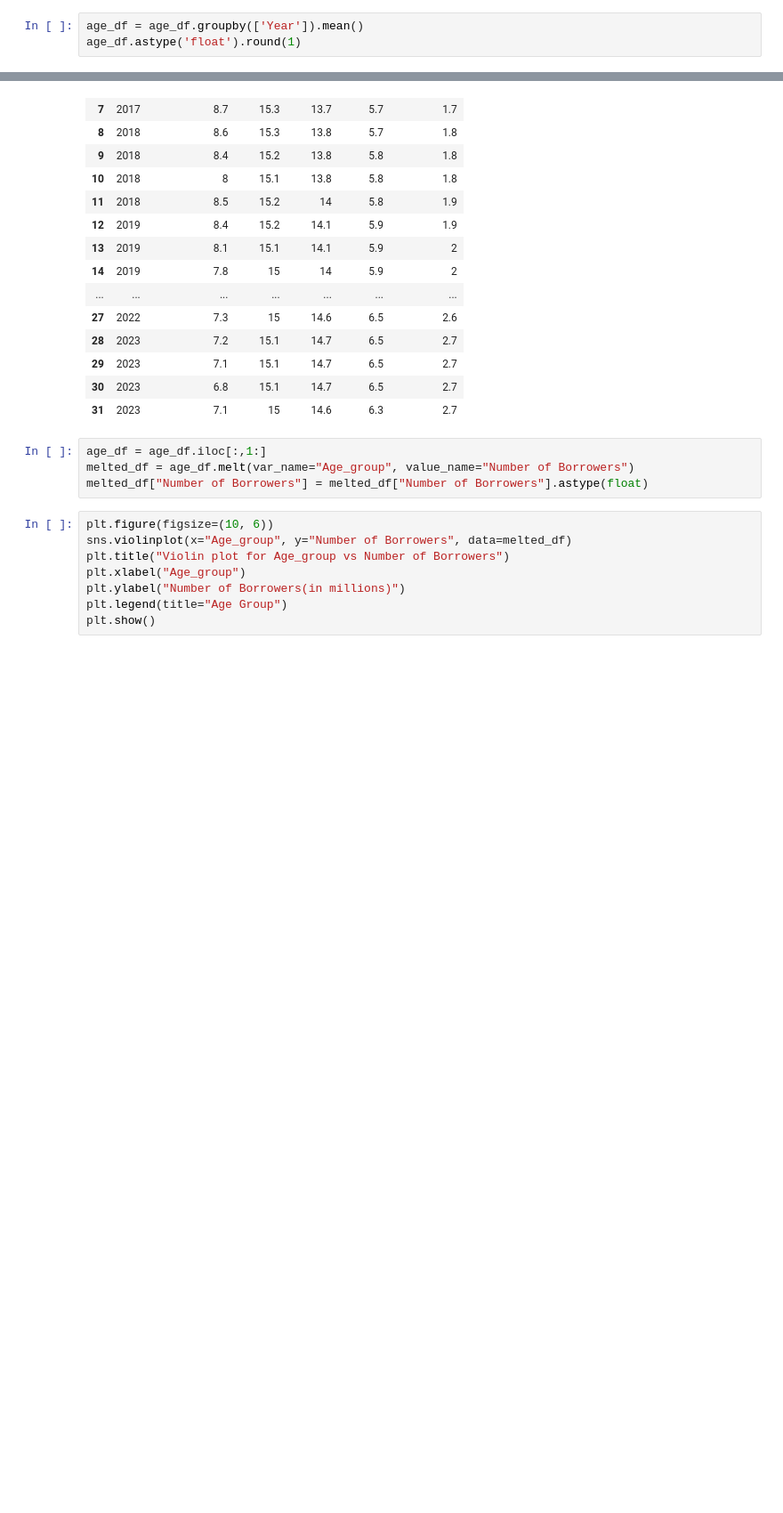
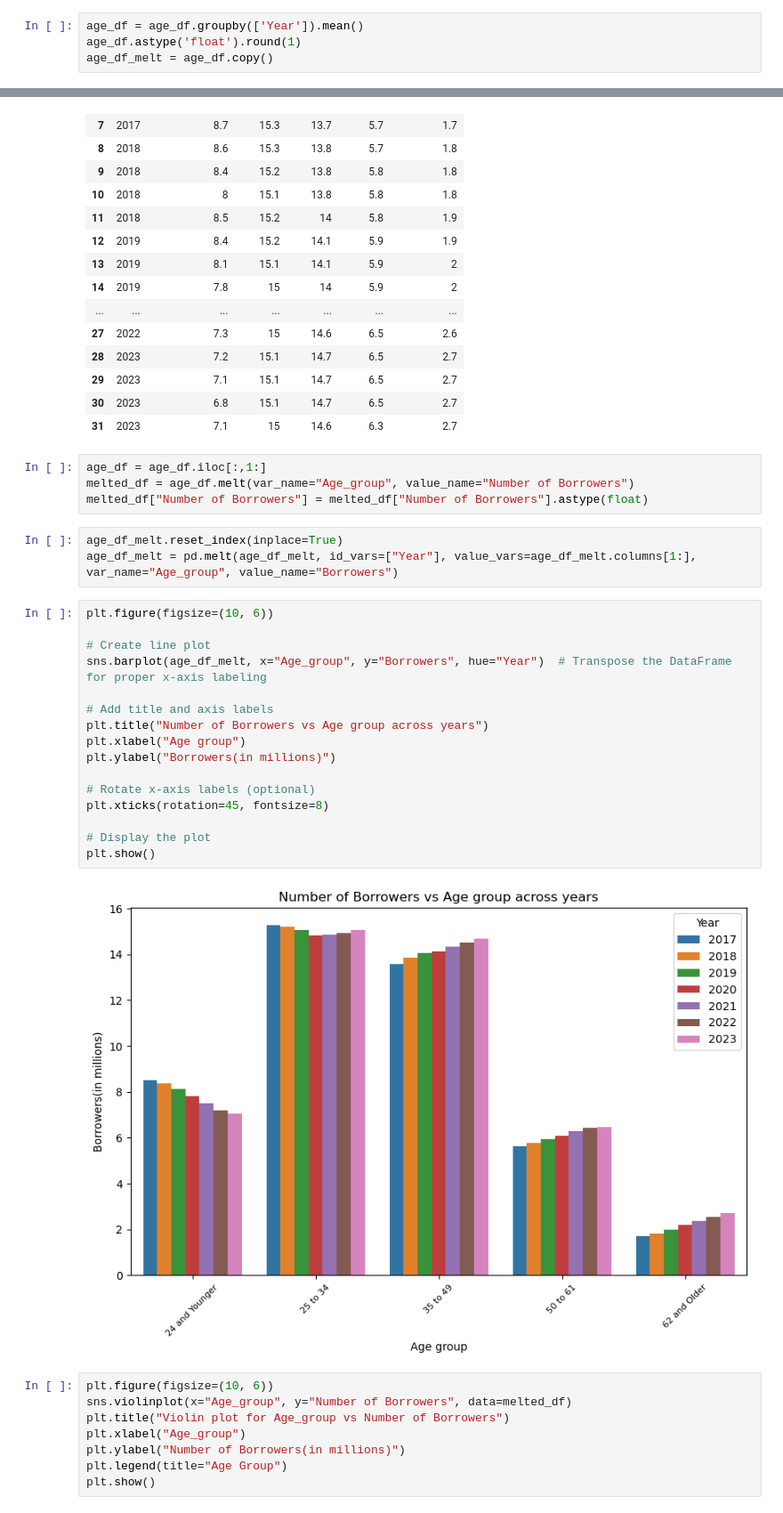
Before and after one commit to AadharSharma7/ECE143-Final-Project, a Jupyter notebook: Portfolio_by_Age_analysis.ipynb, the cells around one changed output, grey strips where cells are left out. Shown at 89% size. Saved outputs shown, nothing was run; the diff lists cells and outputs as text; blank space fills up the shorter version.

```diff
--- a/Portfolio_by_Age_analysis.ipynb
+++ b/Portfolio_by_Age_analysis.ipynb
@@ -74,3 +74,4 @@ age_df
 # %%
 age_df = age_df.groupby(['Year']).mean()
 age_df.astype('float').round(1)
+age_df_melt = age_df.copy()
@@ -241,6 +217,27 @@ age_df
 age_df = age_df.iloc[:,1:]
 melted_df = age_df.melt(var_name="Age_group", value_name="Number of Borrowers")
 melted_df["Number of Borrowers"] = melted_df["Number of Borrowers"].astype(float)
+# %%
+age_df_melt.reset_index(inplace=True)
+age_df_melt = pd.melt(age_df_melt, id_vars=["Year"], value_vars=age_df_melt.columns[1:], var_name="Age_group", value_name="Borrowers")
+# %%
+plt.figure(figsize=(10, 6))
+
+# Create line plot
+sns.barplot(age_df_melt, x="Age_group", y="Borrowers", hue="Year")  # Transpose the DataFrame for proper x-axis labeling
+
+# Add title and axis labels
+plt.title("Number of Borrowers vs Age group across years")
+plt.xlabel("Age group")
+plt.ylabel("Borrowers(in millions)")
+
+# Rotate x-axis labels (optional)
+plt.xticks(rotation=45, fontsize=8)
+
+# Display the plot
+plt.show()
+# %% [output]
+[figure, added]
 # %%
 plt.figure(figsize=(10, 6))
 sns.violinplot(x="Age_group", y="Number of Borrowers", data=melted_df)
```
Also changed, not shown: parts of 2 cells of this notebook.
